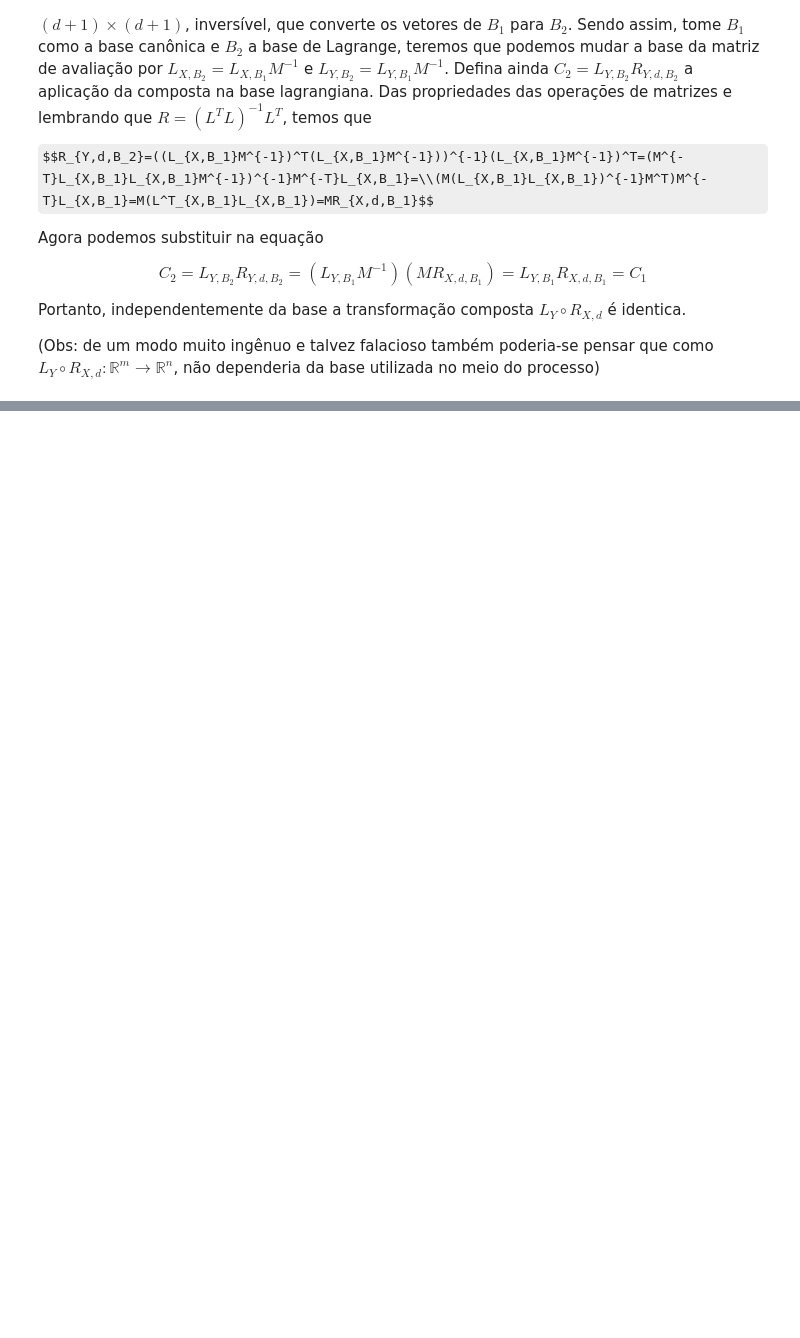
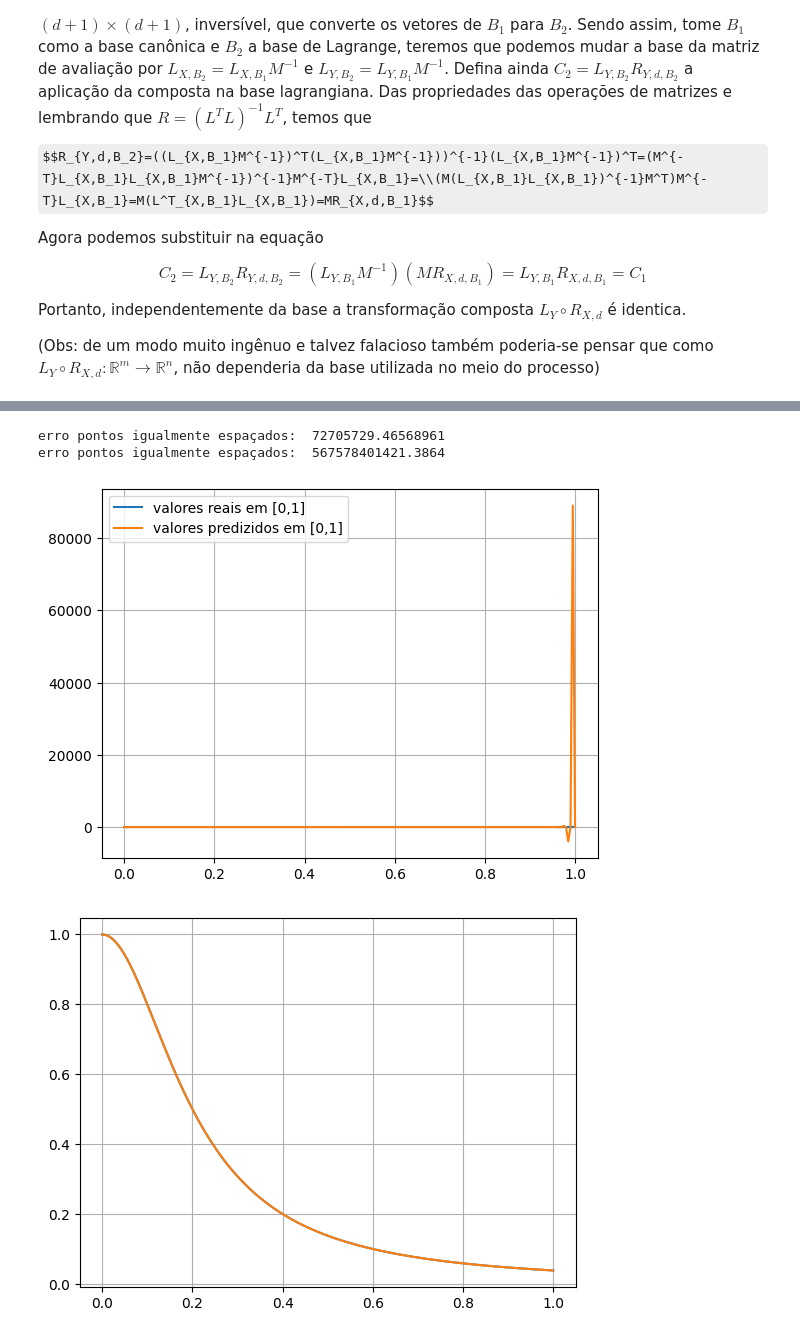
Before and after one commit to Gustasnz/Projeto-3---ALN, a Jupyter notebook: Projeto3.ipynb, the cells around one changed output, grey strips where cells are left out. Cells and saved outputs as stored; diff of their text form; code cells hidden in the pictures; some formulas as TeX source; blank space fills up the shorter version.

```diff
--- a/Projeto3.ipynb
+++ b/Projeto3.ipynb
@@ -721,0 +722,47 @@ plt.show()
+# %%
+m=200
+d=15
+n=300
+x_train=np.linspace(0,1,m)
+x_train_cheb=x_train.copy()
+for k in range(m):
+    x_train_cheb[k]=(np.cos(k*np.pi/(m-1))+1)/2
+x_test=np.linspace(-1,0,n)
+
+noise_m=0.05*rng.normal(0,1,m)
+noise_n=0.05*rng.normal(0,1,n)
+y_train=1/(1+25*x_train**2)
+y_train_cheb=1/(1+25*x_train_cheb**2)
+y_test=1/(1+25*x_test**2)
+
+r,lx=R_comp_L(x_train,y_train,d)
+r_cheb,lx_cheb=R_comp_L(x_train_cheb,y_train_cheb,d)
+pol=np.polynomial.Polynomial(w)
+y_pred_train=pol(x_train)
+y_pred_test=pol(x_test)
+pol_cheb=np.polynomial.Polynomial(r_cheb)
+
+y_pred_train_cheb=pol_cheb(x_train_cheb)
+y_pred_test_cheb=pol_cheb(x_test)
+print("erro pontos igualmente espaçados: ", mean_squared_error(y_test,y_pred_test))
+print("erro pontos igualmente espaçados: ", mean_squared_error(y_test,y_pred_test_cheb))
+
+plt.plot(x_train,y_train,label="valores reais em [0,1]")
+plt.plot(x_train,y_pred_train,label="valores predizidos em [0,1]")
+plt.legend()
+plt.grid()
+plt.show()
+plt.plot(x_train_cheb,y_train_cheb)
+plt.plot(x_train_cheb,y_pred_train_cheb)
+plt.grid()
+plt.show()
+y_pred_test=pol(x_test)
+plt.plot(x_test,y_test)
+plt.plot(x_test,y_pred_test)
+plt.grid()
+plt.show()
+# %% [output]
+erro pontos igualmente espaçados:  72705729.46568961
+erro pontos igualmente espaçados:  567578401421.3864
+[figure, added]
+[figure, added]
```
Also changed, not shown: parts of 27 cells of this notebook.
